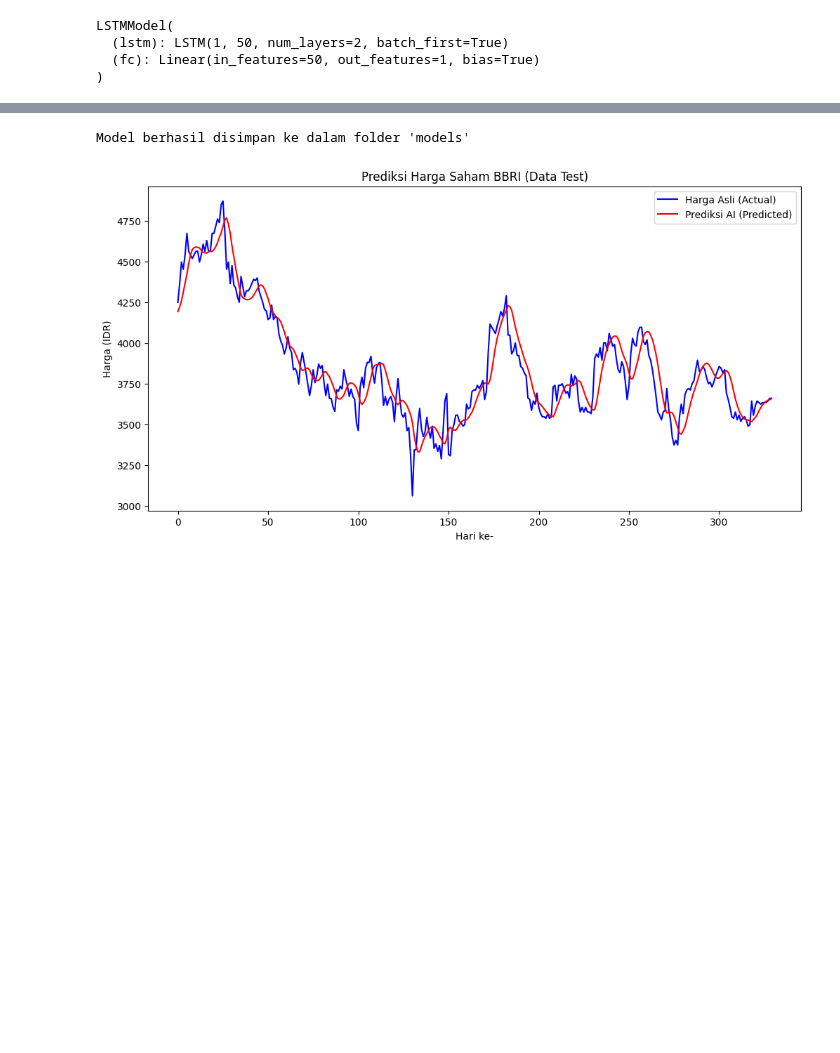
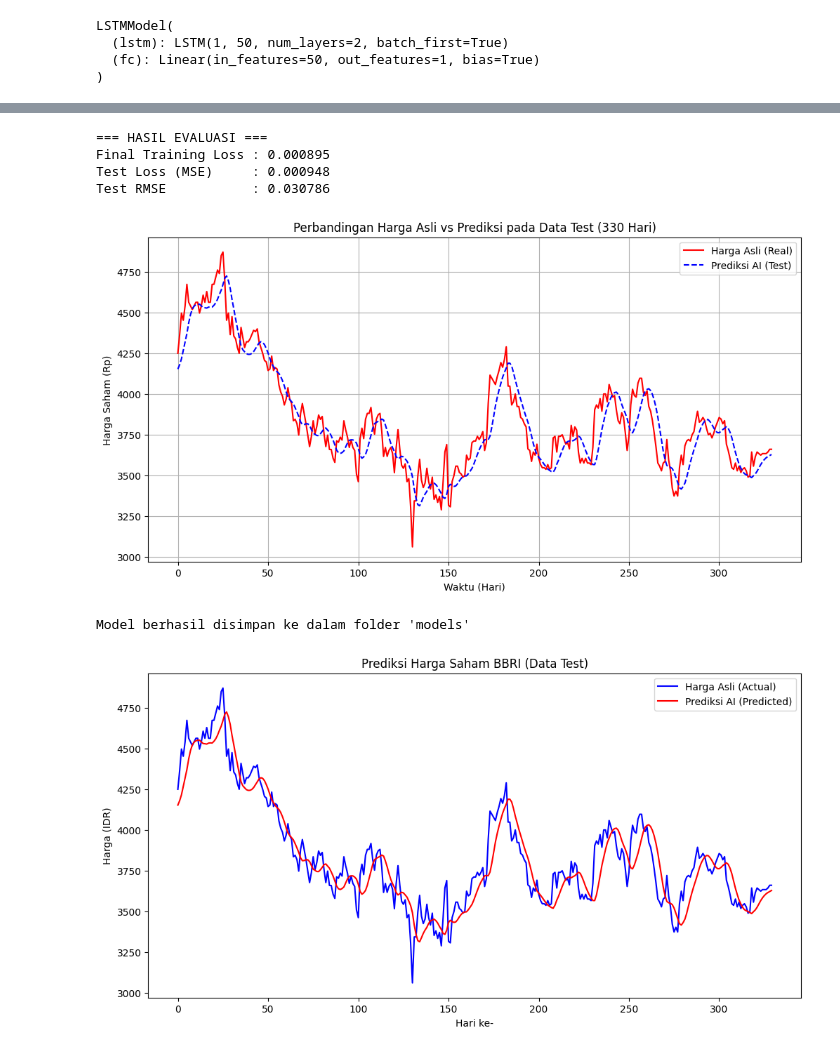
Before and after one commit to Anxten/stock-prediction-research, a Jupyter notebook: notebooks/03_model_training.ipynb, the cells around one changed output, grey strips where cells are left out. Saved outputs shown, nothing was run; the diff lists cells and outputs as text; code cells hidden in the pictures; blank space fills up the shorter version.

Commit message:
Fix: Add model evaluation metric and validation on test set

```diff
--- a/notebooks/03_model_training.ipynb
+++ b/notebooks/03_model_training.ipynb
@@ -113,3 +113,45 @@ Epoch [20/20], Loss: 0.000212
+# %%
+# ==========================================
+# EVALUASI MODEL PADA DATA TEST (UNSEEN DATA)
+# ==========================================
+import matplotlib.pyplot as plt
+
+# Matikan mode gradient karena kita hanya mau tes (Hemat memori)
+model.eval()
+with torch.no_grad():
+    # Model menebak data test (330 sampel)
+    test_outputs = model(X_test)
+
+    # Hitung Error (MSE & RMSE)
+    test_loss = criterion(test_outputs, y_test)
+    rmse = torch.sqrt(test_loss)
+
+    print("=== HASIL EVALUASI ===")
+    print(f"Final Training Loss : {loss.item():.6f}")
+    print(f"Test Loss (MSE)     : {test_loss.item():.6f}")
+    print(f"Test RMSE           : {rmse.item():.6f}")
+
+# --- VISUALISASI HASIL PREDIKSI (TEST SET) ---
+# Kembalikan ke angka Rupiah asli (Inverse Transform)
+predicted_prices = scaler.inverse_transform(test_outputs.numpy())
+actual_prices = scaler.inverse_transform(y_test.numpy())
+
+# Plotting
+plt.figure(figsize=(12,6))
+plt.plot(actual_prices, color='red', label='Harga Asli (Real)')
+plt.plot(predicted_prices, color='blue', linestyle='dashed', label='Prediksi AI (Test)')
+plt.title('Perbandingan Harga Asli vs Prediksi pada Data Test (330 Hari)')
+plt.xlabel('Waktu (Hari)')
+plt.ylabel('Harga Saham (Rp)')
+plt.legend()
+plt.grid(True)
+plt.show()
+# %% [output]
+=== HASIL EVALUASI ===
+Final Training Loss : 0.000895
+Test Loss (MSE)     : 0.000948
+Test RMSE           : 0.030786
+[figure, added]
 # %%
 torch.save(model.state_dict(), '../models/lstm_stock_model.pth')
 print("Model berhasil disimpan ke dalam folder 'models'")
@@ -138,4 +180,4 @@ plt.ylabel('Harga (IDR)')
 plt.legend()
 plt.show()
 # %% [output]
-[figure, old version]
+[figure, new version]
```
Also changed, not shown: parts of 1 cell of this notebook, 1 other file.
